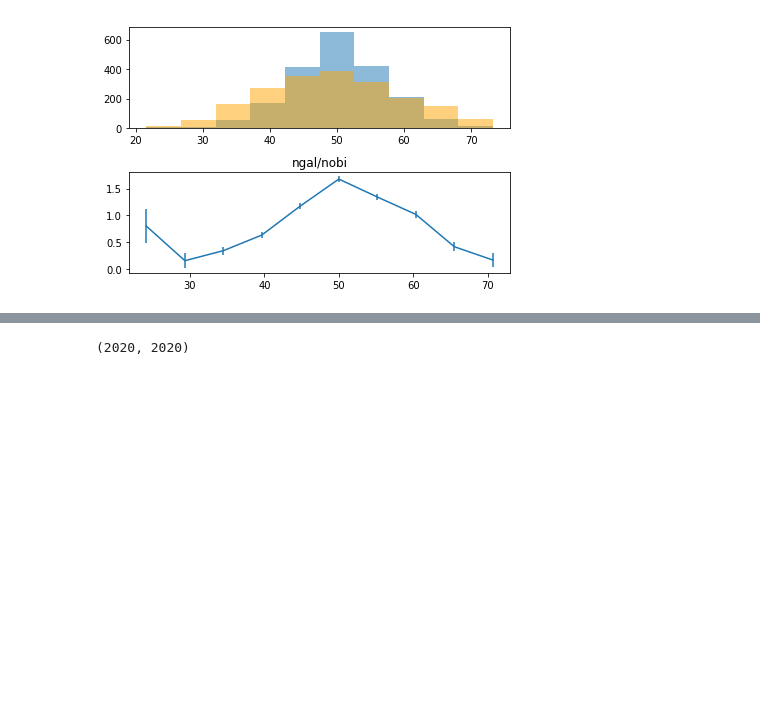
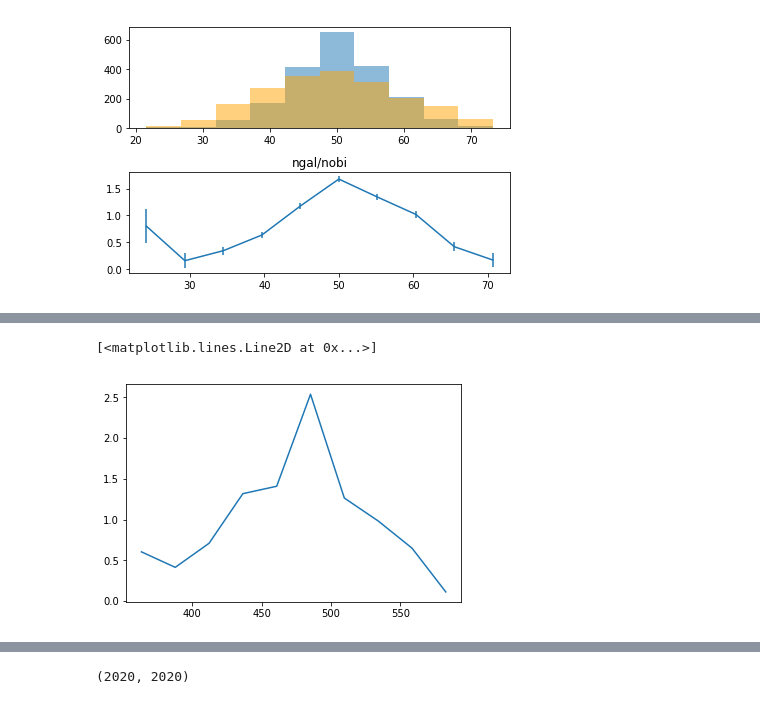
Before and after one commit to DriftingPig/Drones, a Jupyter notebook: obiwan_analysis/ang_corr/ipynb/200per_0215_validation.ipynb, the cells around one changed output, grey strips where cells are left out. Cells and saved outputs as stored; diff of their text form; code cells hidden in the pictures; blank space fills up the shorter version.

```diff
--- a/obiwan_analysis/ang_corr/ipynb/200per_0215_validation.ipynb
+++ b/obiwan_analysis/ang_corr/ipynb/200per_0215_validation.ipynb
@@ -508,3 +513,9 @@ False
+# %%
+n,bins,patches = plt.hist(real_elg_dat['num2'],bins=10,weight = real_elg_dat['num2'])
+plt.plot(bins[:-1]+(bins[1]-bins[0])/2,n/n2/(n/n2).mean())
+# %% [output]
+[<matplotlib.lines.Line2D at 0x...>]
+[figure, added]
 # %%
 #<ngal> vs frac bad
 def bad_pix():
```
Also changed, not shown: parts of 12 cells of this notebook, 1 other file.
